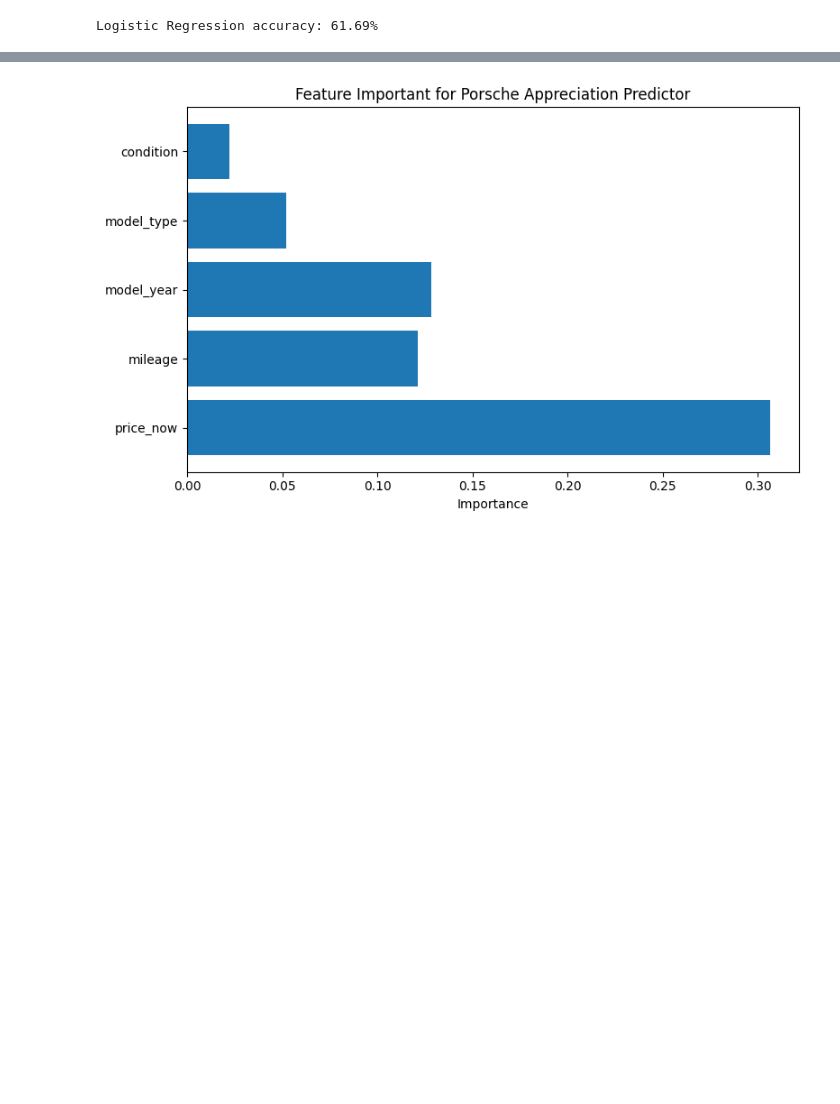
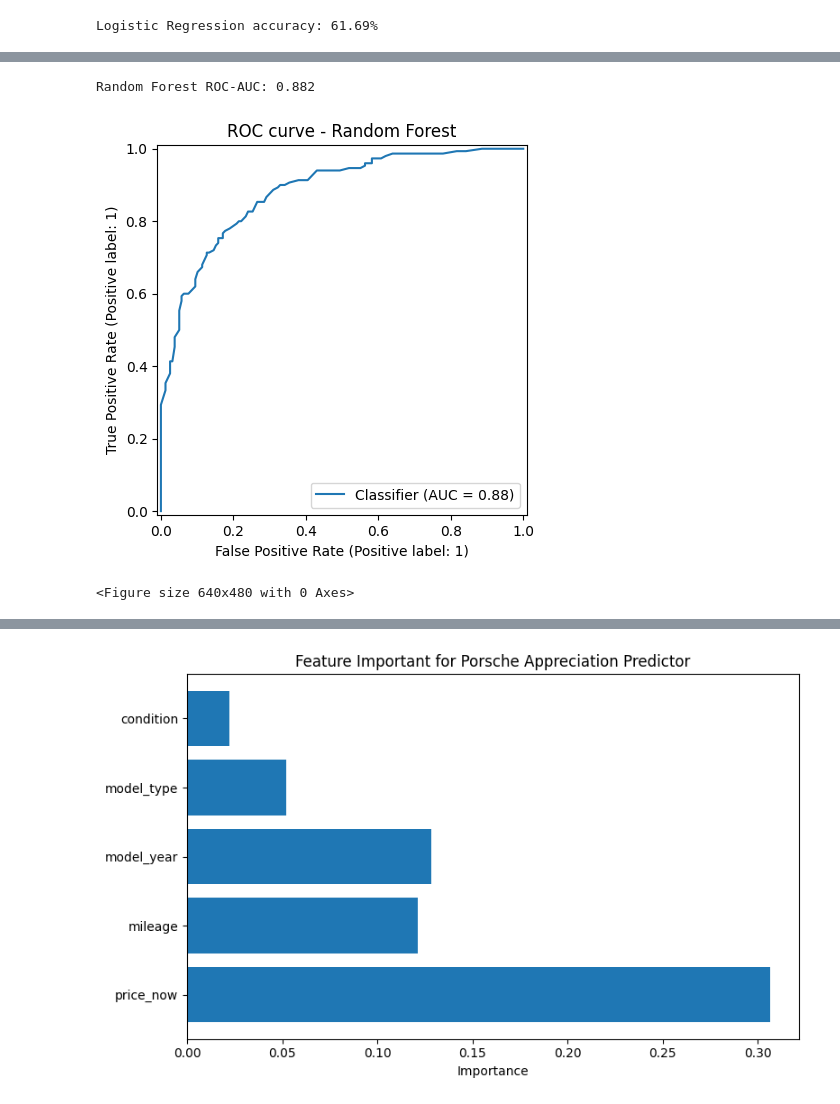
Before and after one commit to petpeevephobia/porsche-appreciation-predictor, a Jupyter notebook: project/notebooks/02_preprocessing_and_training.ipynb, the cells around one changed output, grey strips where cells are left out. Saved outputs shown, nothing was run; the diff lists cells and outputs as text; code cells hidden in the pictures; blank space fills up the shorter version.

```diff
--- a/project/notebooks/02_preprocessing_and_training.ipynb
+++ b/project/notebooks/02_preprocessing_and_training.ipynb
@@ -169,0 +196,14 @@ The best model is using the Random Forest Regressor.
+# %%
+# Random Forest ROC-AUC
+raw_scores = model1.predict(val_X)      # produces float between 0.0 and 1.0
+auc = roc_auc_score(val_y, raw_scores)
+print(f'Random Forest ROC-AUC: {auc:.3f}')
+
+RocCurveDisplay.from_predictions(val_y, raw_scores)
+plt.title('ROC curve - Random Forest')
+plt.show()
+plt.savefig('../../graphs/random_forest_roc.png')
+# %% [output]
+Random Forest ROC-AUC: 0.882
+[figure, added]
+<Figure size 640x480 with 0 Axes>
```
Also changed, not shown: parts of 9 cells of this notebook, 11 other files.
